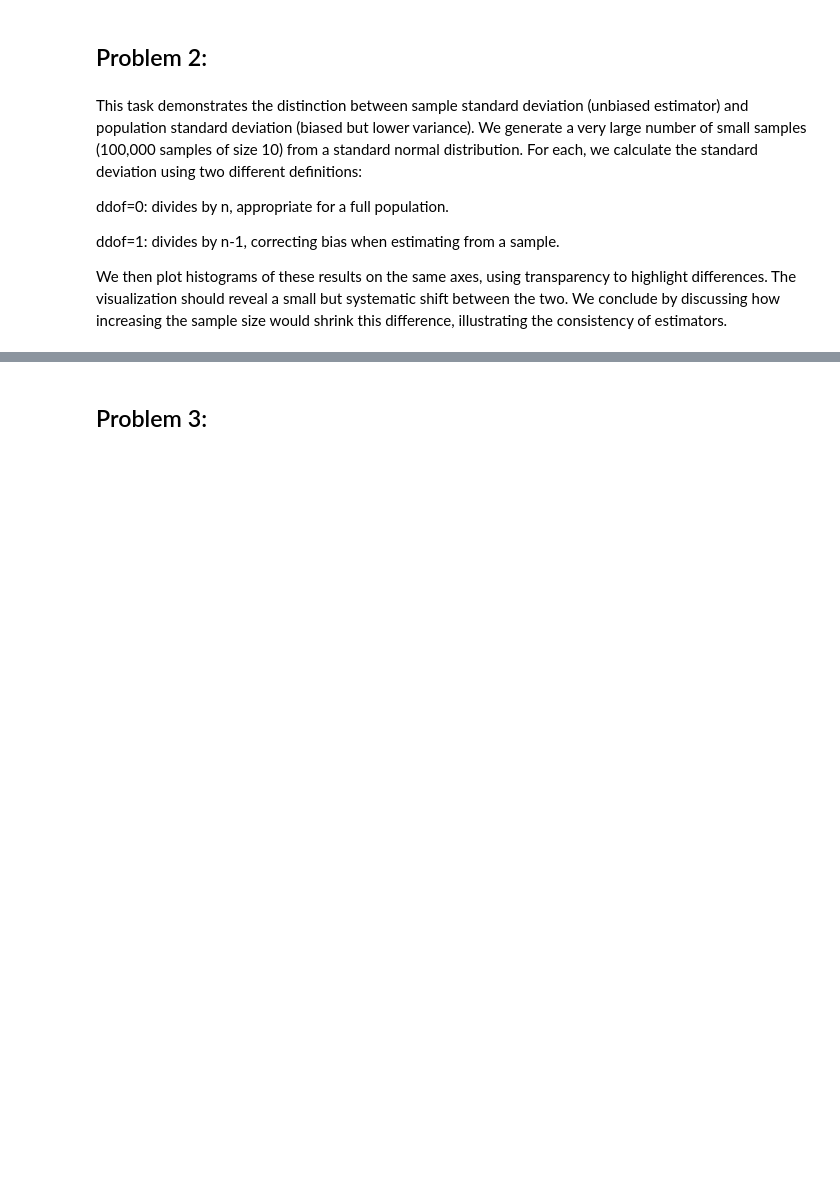
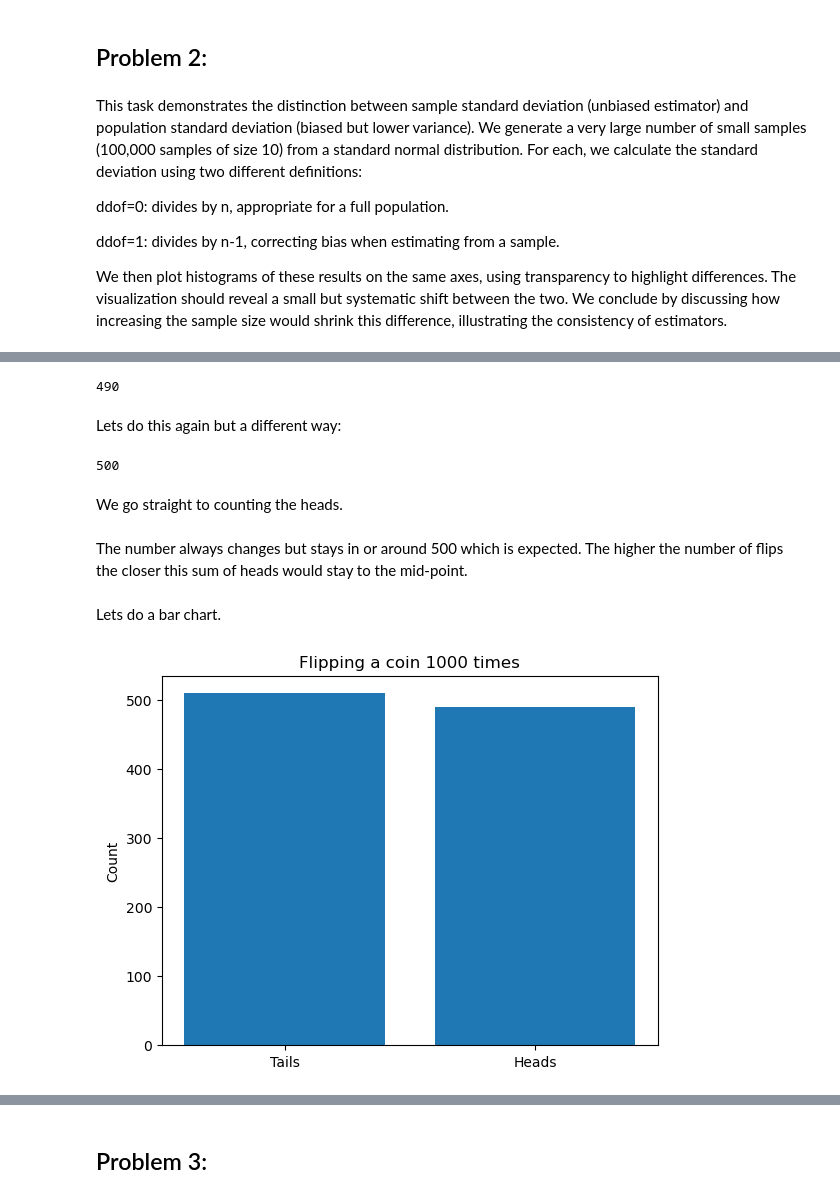
Before and after one commit to morgam7/applied-statistics, a Jupyter notebook: problems.ipynb, the cells around one changed output, grey strips where cells are left out. Cells and saved outputs as stored; diff of their text form; code cells hidden in the pictures; blank space fills up the shorter version.

Commit message:
Flipping Coins

```diff
--- a/problems.ipynb
+++ b/problems.ipynb
@@ -182,0 +215,6 @@ We then plot histograms of these results on the same axes, using transparency to
+# %%
+# Flip a single coin several times.
+flips = np.random.binomial(1, 0.5, 1000)
+
+# Show.
+flips
@@ -182,0 +241,39 @@ We then plot histograms of these results on the same axes, using transparency to
+# %%
+
+
+# Count heads.
+heads = flips.sum()
+
+# Show.
+heads
+# %% [output]
+490
+# %% [markdown]
+Lets do this again but a different way:
+# %%
+np.random.binomial(1000,.5)
+# %% [output]
+500
+# %% [markdown]
+We go straight to counting the heads.
+# %% [markdown]
+The number always changes but stays in or around 500 which is expected. The higher the number of flips the closer this sum of heads would stay to the mid-point.
+# %% [markdown]
+Lets do a bar chart.
+# %%
+# Create a blank plot.
+fig, ax = plt.subplots()
+
+# Create a bar chart.
+ax.bar([0, 1], [1000 - heads, heads])
+
+# Add x labels.
+ax.set_xticks([0, 1], labels=['Tails', 'Heads'])
+
+# Add title.
+ax.set_title('Flipping a coin 1000 times')
+
+# Add axis label.
+ax.set_ylabel('Count');
+# %% [output]
+[figure, added]
```
Also changed, not shown: parts of 12 cells of this notebook.
